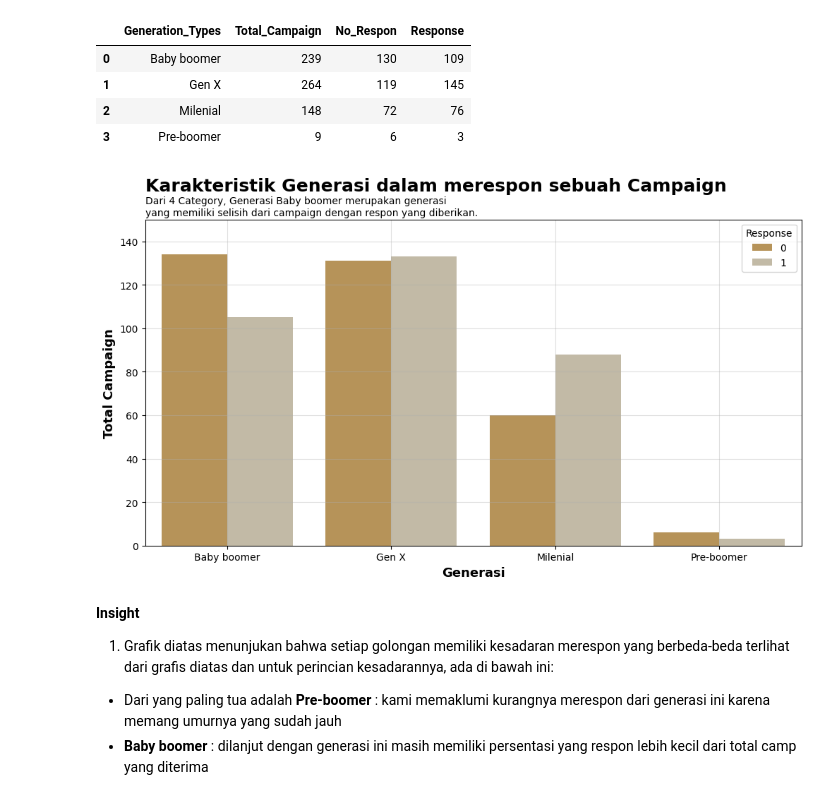
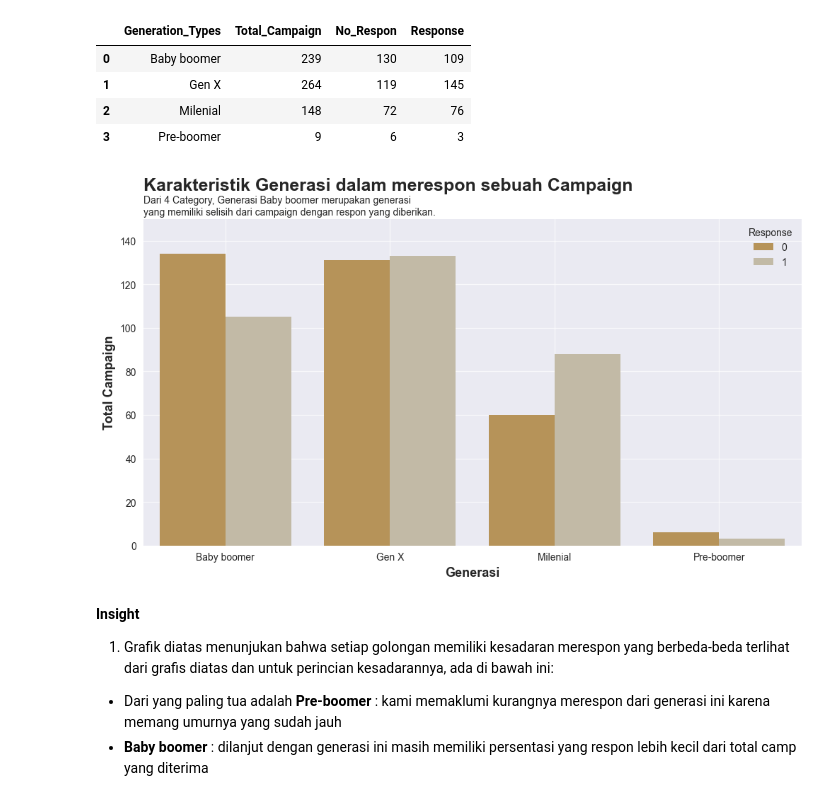
Before and after one commit to hrydwntr/supermarket_customer_analysis, a Jupyter notebook: Full_Capstone_Module_2.ipynb, the cells around one changed output. Drawn from its saved outputs; the diff is of its cells as text; code cells hidden in the pictures.

```diff
--- a/Full_Capstone_Module_2.ipynb
+++ b/Full_Capstone_Module_2.ipynb
@@ -633,23 +633,24 @@ Generation_Types[['Generation_Types','Total_Campaign','No_Respon','Response']]
 | 2 | Milenial | 148 | 72 | 76 |
 | 3 | Pre-boomer | 9 | 6 | 3 |
 # %%
+plt.style.use('seaborn')
 clr = ["#C69749", "#C7BCA1"]
 plt.figure(figsize=(12,6))
 plt.title('Karakteristik Generasi dalam merespon sebuah Campaign',
           loc='left', size = 18, fontweight = "bold", y =1.07)
 plt.text(s = "Dari 4 Category, Generasi Baby boomer merupakan generasi\nyang memiliki selisih dari campaign dengan respon yang diberikan.",
          x = -0.5, y = 152, ha = "left")
 sns.barplot(x='Generation_Types',y='Total_Campaign', palette=clr,
             data=df, hue='Response',
             ci=None,
             estimator=np.sum)
 plt.ylabel("Total Campaign", fontweight = "bold", size = 13)
 plt.xlabel("Generasi", fontweight = "bold", size = 13)
-plt.grid(alpha=0.4)
+plt.grid(alpha=0.7)
 plt.ylim([0,150])
 plt.show()
 # %% [output]
-[figure, old version]
+[figure, new version]
 # %% [markdown]
 **Insight**
 1. Grafik diatas menunjukan bahwa setiap golongan memiliki kesadaran merespon yang berbeda-beda terlihat dari grafis diatas dan untuk perincian kesadarannya, ada di bawah ini:
```
Also changed, not shown: parts of 6 cells of this notebook, 2 other files.
